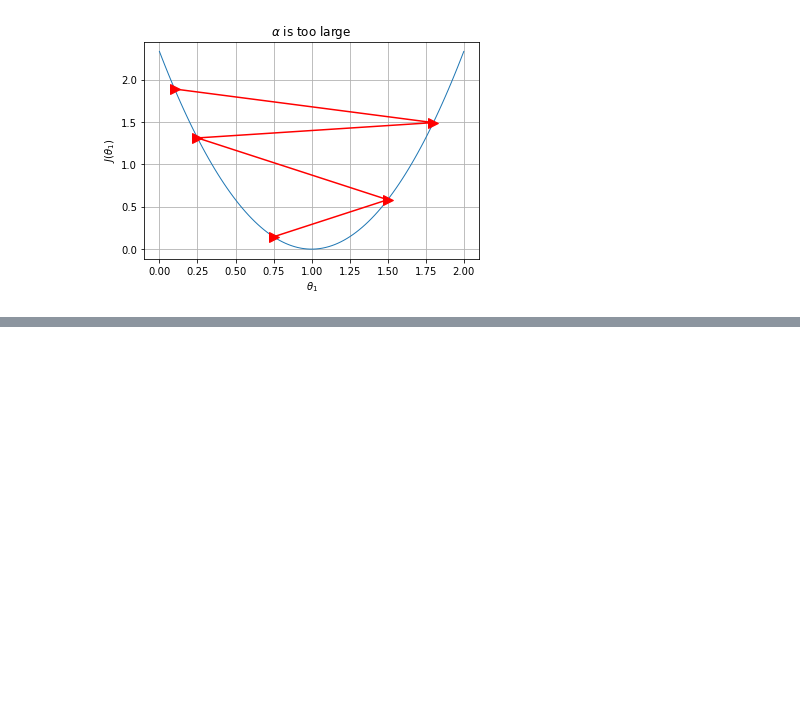
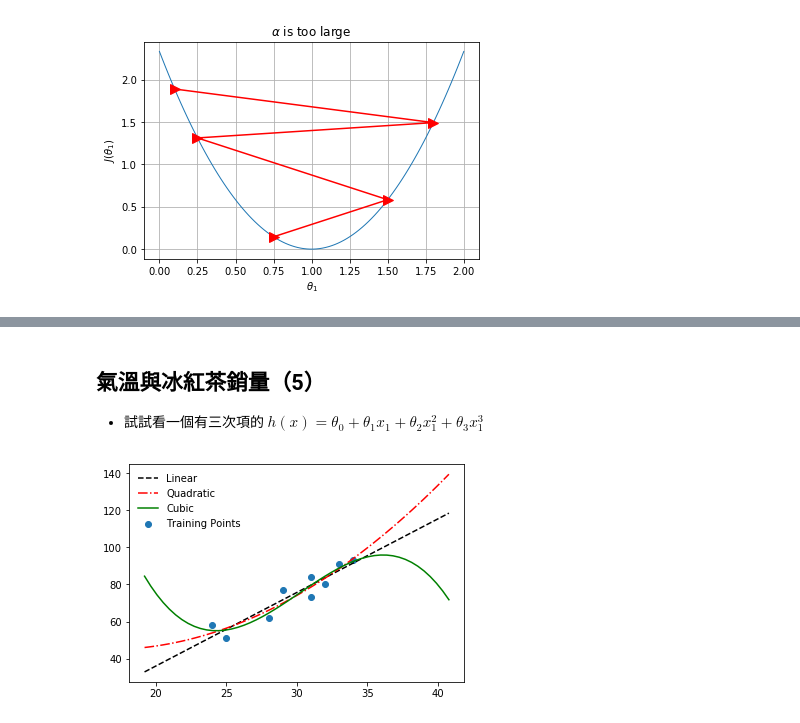
Before and after one commit to yaojenkuo/python_4_ds, a Jupyter notebook: ch11.ipynb, the cells around one changed output, grey strips where cells are left out. Cells and saved outputs as stored; diff of their text form; code cells hidden in the pictures; blank space fills up the shorter version.

```diff
--- a/ch11.ipynb
+++ b/ch11.ipynb
@@ -443,0 +566,45 @@ $$\theta_j := \theta_j - \alpha \frac{\mathrm \partial}{\mathrm \partial \theta_
+# %% [markdown]
+## 氣溫與冰紅茶銷量（5）
+
+- 試試看一個有三次項的 $h(x) = \theta_0 + \theta_1x_1 + \theta_2x_1^2 + \theta_3x_1^3$
+# %%
+from sklearn.preprocessing import PolynomialFeatures
+from sklearn import linear_model
+
+temperature = np.array([29, 28, 34, 31, 25, 29, 32, 31, 24, 33, 25, 31, 26, 30]).reshape(-1, 1)
+iced_tea_sales = np.array([77, 62, 93, 84, 59, 64, 80, 75, 58, 91, 51, 73, 65, 84]).reshape(-1, 1)
+X_train, X_test, y_train, y_test = train_test_split(temperature, iced_tea_sales, test_size = 0.3)
+lr = linear_model.LinearRegression()
+pr_q = linear_model.LinearRegression()
+pr_c = linear_model.LinearRegression()
+
+# create quadratic terms
+quadratic = PolynomialFeatures(degree = 2)
+X_train_quad = quadratic.fit_transform(X_train)
+
+# create cubic terms
+cubic = PolynomialFeatures(degree = 3)
+X_train_cubic = cubic.fit_transform(X_train)
+
+# fit linear model
+lr.fit(X_train, y_train)
+X_fit = np.linspace(min(X_train) * 0.8, max(X_train) * 1.2, 50).reshape(-1, 1)
+y_lin_fit = lr.predict(X_fit)
+
+# fit quadratic model
+pr_q.fit(X_train_quad, y_train)
+y_quad_fit = pr_q.predict(quadratic.fit_transform(X_fit))
+
+# fit quadratic model
+pr_c.fit(X_train_cubic, y_train)
+y_cubic_fit = pr_c.predict(cubic.fit_transform(X_fit))
+# %%
+# plotting
+plt.scatter(X_train, y_train, label = "Training Points")
+plt.plot(X_fit, y_lin_fit, label = "Linear", linestyle = "--", c = "k")
+plt.plot(X_fit, y_quad_fit, label = "Quadratic", c = "red", linestyle = "-.")
+plt.plot(X_fit, y_cubic_fit, label = "Cubic", c = "green")
+plt.legend(loc = "upper left", frameon = False)
+plt.show()
+# %% [output]
+[figure, added]
```
Also changed, not shown: parts of 48 cells of this notebook, 1 other file.
